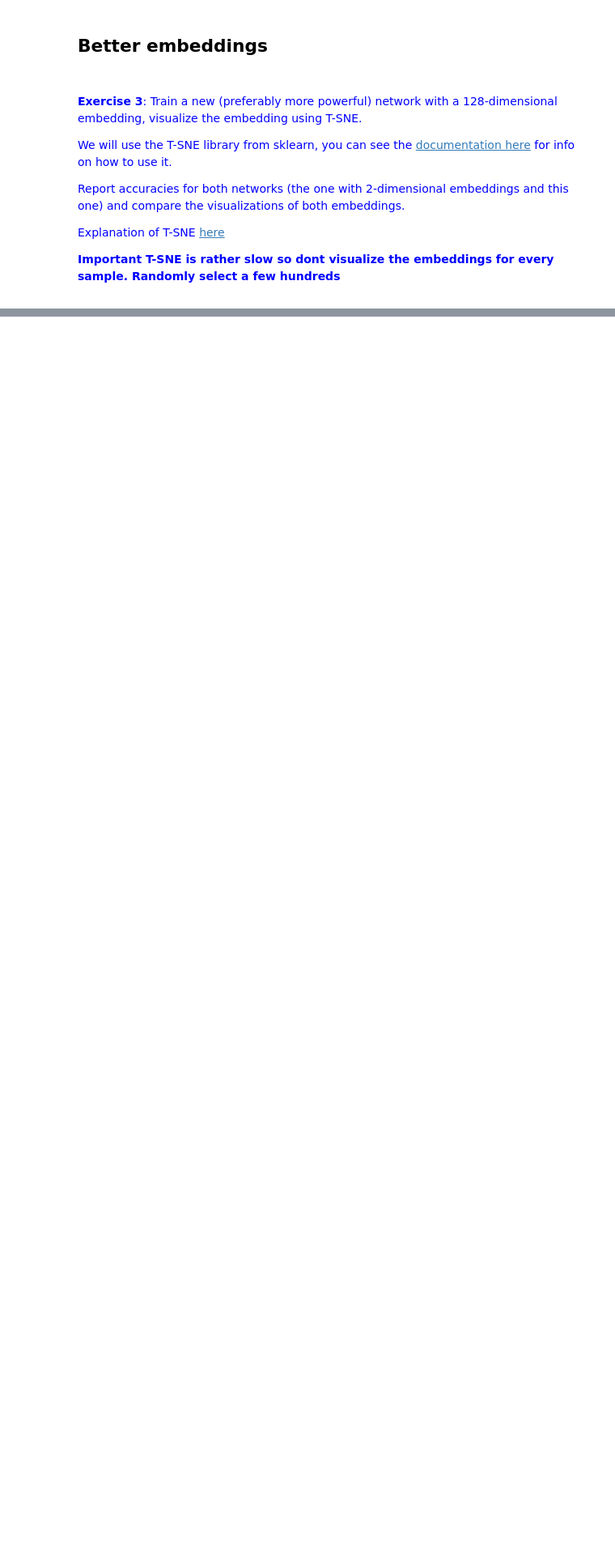
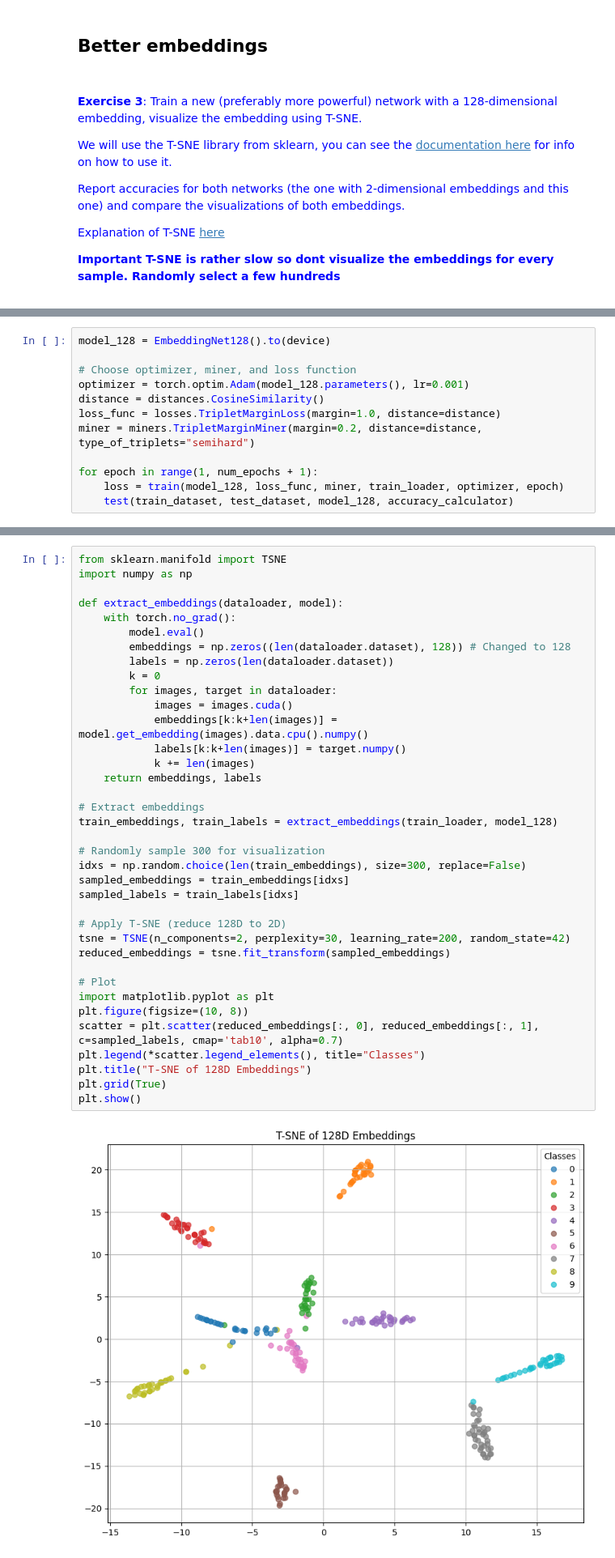
Before and after one commit to BlancoAnna/DL--2025, a Jupyter notebook: Problems 11 - Metric Learning/P11_Metric_Learning.ipynb, the cells around one changed output, grey strips where cells are left out. Shown at 81% size. Saved outputs shown, nothing was run; the diff lists cells and outputs as text; blank space fills up the shorter version.

```diff
--- a/Problems 11 - Metric Learning/P11_Metric_Learning.ipynb
+++ b/Problems 11 - Metric Learning/P11_Metric_Learning.ipynb
@@ -603,0 +1303,12 @@ Explanation of T-SNE [here](https://distill.pub/2016/misread-tsne/)
+# %%
+model_128 = EmbeddingNet128().to(device)
+
+# Choose optimizer, miner, and loss function
+optimizer = torch.optim.Adam(model_128.parameters(), lr=0.001)
+distance = distances.CosineSimilarity()
+loss_func = losses.TripletMarginLoss(margin=1.0, distance=distance)
+miner = miners.TripletMarginMiner(margin=0.2, distance=distance, type_of_triplets="semihard")
+
+for epoch in range(1, num_epochs + 1):
+    loss = train(model_128, loss_func, miner, train_loader, optimizer, epoch)
+    test(train_dataset, test_dataset, model_128, accuracy_calculator)
@@ -603,0 +1456,39 @@ Explanation of T-SNE [here](https://distill.pub/2016/misread-tsne/)
+# %%
+from sklearn.manifold import TSNE
+import numpy as np
+
+def extract_embeddings(dataloader, model):
+    with torch.no_grad():
+        model.eval()
+        embeddings = np.zeros((len(dataloader.dataset), 128)) # Changed to 128
+        labels = np.zeros(len(dataloader.dataset))
+        k = 0
+        for images, target in dataloader:
+            images = images.cuda()
+            embeddings[k:k+len(images)] = model.get_embedding(images).data.cpu().numpy()
+            labels[k:k+len(images)] = target.numpy()
+            k += len(images)
+    return embeddings, labels
+
+# Extract embeddings
+train_embeddings, train_labels = extract_embeddings(train_loader, model_128)
+
+# Randomly sample 300 for visualization
+idxs = np.random.choice(len(train_embeddings), size=300, replace=False)
+sampled_embeddings = train_embeddings[idxs]
+sampled_labels = train_labels[idxs]
+
+# Apply T-SNE (reduce 128D to 2D)
+tsne = TSNE(n_components=2, perplexity=30, learning_rate=200, random_state=42)
+reduced_embeddings = tsne.fit_transform(sampled_embeddings)
+
+# Plot
+import matplotlib.pyplot as plt
+plt.figure(figsize=(10, 8))
+scatter = plt.scatter(reduced_embeddings[:, 0], reduced_embeddings[:, 1], c=sampled_labels, cmap='tab10', alpha=0.7)
+plt.legend(*scatter.legend_elements(), title="Classes")
+plt.title("T-SNE of 128D Embeddings")
+plt.grid(True)
+plt.show()
+# %% [output]
+[figure, added]
```
Also changed, not shown: parts of 21 cells of this notebook.
